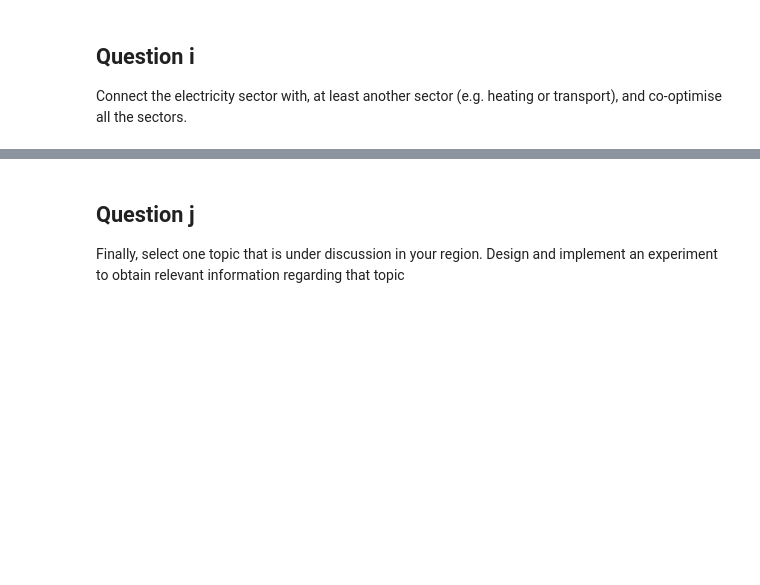
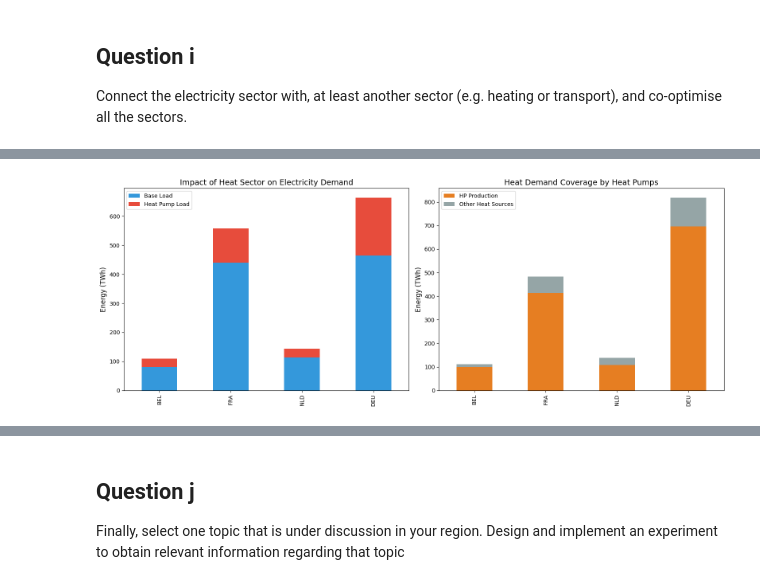
Before and after one commit to lc253264/Integrated-Energy-Grids-Group-29, a Jupyter notebook: interconnected_model_task_deghij.ipynb, the cells around one changed output, grey strips where cells are left out. Cells and saved outputs as stored; diff of their text form; code cells hidden in the pictures; blank space fills up the shorter version.

```diff
--- a/interconnected_model_task_deghij.ipynb
+++ b/interconnected_model_task_deghij.ipynb
@@ -788,0 +812,8 @@ for country in countries:
+# %%
+# 2. ELECTRICITY BUSES & LOADS
+for country in countries:
+    n.add("Bus", f"{country}_elec", v_nom=400)
+
+    # Dynamically match the country to its load column
+    load_col = {"BEL": "BE_MW", "FRA": "FR_MW", "NLD": "NL_MW", "DEU": "GE_MW"}[country]
+    n.add("Load", f"{country}_electricity_demand", bus=f"{country}_elec", p_set=data_elec.set_index("utc_time")[load_col])
@@ -788,0 +918,12 @@ for country in countries:
+# %%
+# 8. HEAT - ELECTRICITY COUPLING: Heat Pumps
+# Adding heat pumps to all countries for sector coupling
+for country in countries:
+    n.add("Link", f"{country}_heat_pump", bus0=f"{country}_elec", bus1=f"{country}_heat",
+            carrier="heat pump", efficiency=3.5, capital_cost=1500, p_nom_extendable=True)
+# %%
+# 9. COUPLING: CHP Plants (Electricity + Heat)
+# Adding CHP plants to all countries for sector coupling
+for country in countries:
+    n.add("Link", f"{country}_CHP", bus0=f"{country}_gas", bus1=f"{country}_elec",bus2=f"{country}_heat",
+            carrier="CHP", efficiency=0.4, efficiency2=0.4, p_nom_extendable=True)
@@ -788,0 +1137,74 @@ for country in countries:
+# %%
+# --- 4. HEAT SECTOR ANALYSIS ---
+
+hp_links = n.links[n.links.carrier == "heat pump"].index
+hp_data = pd.DataFrame(index=countries)
+
+# Electricity consumption of heat pumps
+hp_data['HP Elec Consumption (TWh)'] = n.links_t.p0[hp_links].sum().values / 1e6
+
+# Heat production of heat pumps (electricity in * efficiency)
+hp_data['HP Heat Production (TWh)'] = n.links_t.p1[hp_links].abs().sum().values / 1e6
+
+# Installed capacity of heat pumps (converted to MW_th)
+hp_data['HP Capacity (MW_elec)'] = n.links.loc[hp_links, 'p_nom_opt'].values
+
+# Total heat demand from countries
+heat_demand = pd.Series(index=countries, dtype=float)
+for country in countries:
+    load_name = f"{country}_heat_demand"
+    if load_name in n.loads.index:
+        heat_demand[country] = n.loads_t.p_set[load_name].sum() / 1e6
+
+hp_data['Total Heat Demand (TWh)'] = heat_demand
+
+# Calculate heat coverage percentage
+hp_data['Heat Coverage (%)'] = (hp_data['HP Heat Production (TWh)'] / hp_data['Total Heat Demand (TWh)']) * 100
+
+print("\n" + "="*60)
+print(" TABLE 4: HEAT SECTOR & SECTOR COUPLING (HP)")
+print("="*60)
+print(hp_data.round(2).to_string())
+
+# --- 5. VISUALIZATION OF SECTOR COUPLING ---
+
+fig2, (ax3, ax4) = plt.subplots(1, 2, figsize=(16, 6))
+
+# Plot 3: Comparison between electricity demand with and without heat pumps
+elec_demand_base = pd.Series({c: n.loads_t.p_set[f"{c}_electricity_demand"].sum() / 1e6 for c in countries})
+comparison_demand = pd.DataFrame({
+    'Base Load': elec_demand_base,
+    'Heat Pump Load': hp_data['HP Elec Consumption (TWh)']
+})
+
+comparison_demand.plot(kind='bar', stacked=True, ax=ax3, color=['#3498db', '#e74c3c'])
+ax3.set_title('Impact of Heat Sector on Electricity Demand', fontsize=14)
+ax3.set_ylabel('Energy (TWh)', fontsize=12)
+
+# Plot 4: Heat demand coverage by heat pumps
+coverage_plot = pd.DataFrame({
+    'HP Production': hp_data['HP Heat Production (TWh)'],
+    'Other Heat Sources': hp_data['Total Heat Demand (TWh)'] - hp_data['HP Heat Production (TWh)']
+})
+
+coverage_plot.plot(kind='bar', stacked=True, ax=ax4, color=['#e67e22', '#95a5a6'])
+ax4.set_title('Heat Demand Coverage by Heat Pumps', fontsize=14)
+ax4.set_ylabel('Energy (TWh)', fontsize=12)
+
+plt.tight_layout()
+plt.show()
+
+# --- 6. SHADOW PRICES ANALYSIS (Market Signals) ---
+# Analyse des prix moyens pour voir si le couplage réduit les prix
+prices_elec = n.buses_t.marginal_price[[c + "_elec" for c in countries]].mean()
+prices_heat = n.buses_t.marginal_price[[c + "_heat" for c in countries]].mean()
+
+price_comp = pd.DataFrame({'Avg Elec Price [€/MWh]': prices_elec.values,
+                           'Avg Heat Price [€/MWh]': prices_heat.values},
+                          index=countries)
+
+print("\n" + "="*60)
+print(" TABLE 5: AVERAGE MARGINAL PRICES BY SECTOR")
+print("="*60)
+print(price_comp.round(2).to_string())
+# %% [output]
@@ -788,0 +1219 @@ for country in countries:
+[figure, added]
```
Also changed, not shown: parts of 11 cells of this notebook.
